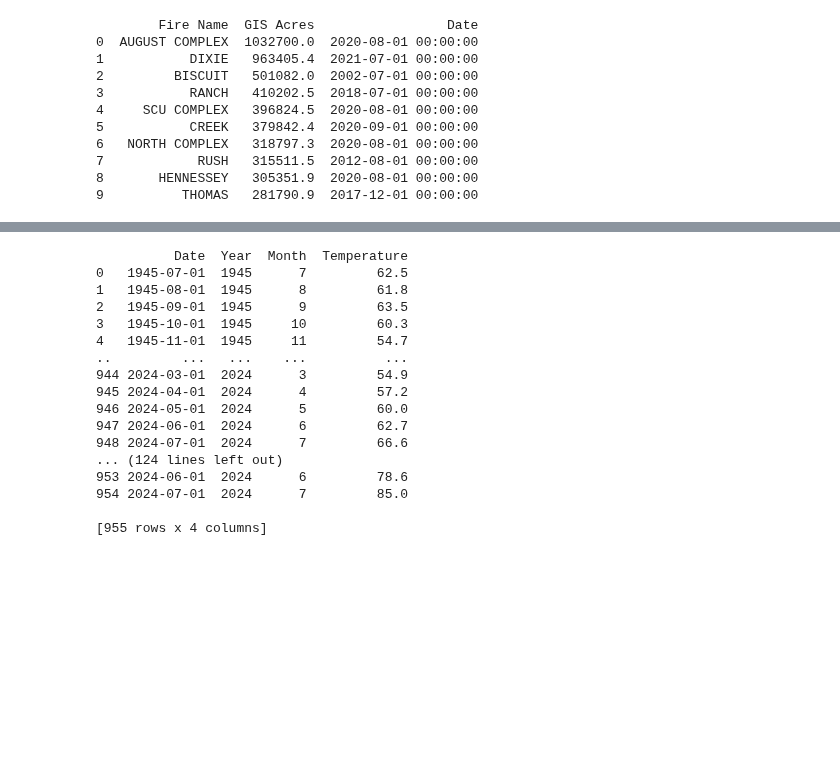
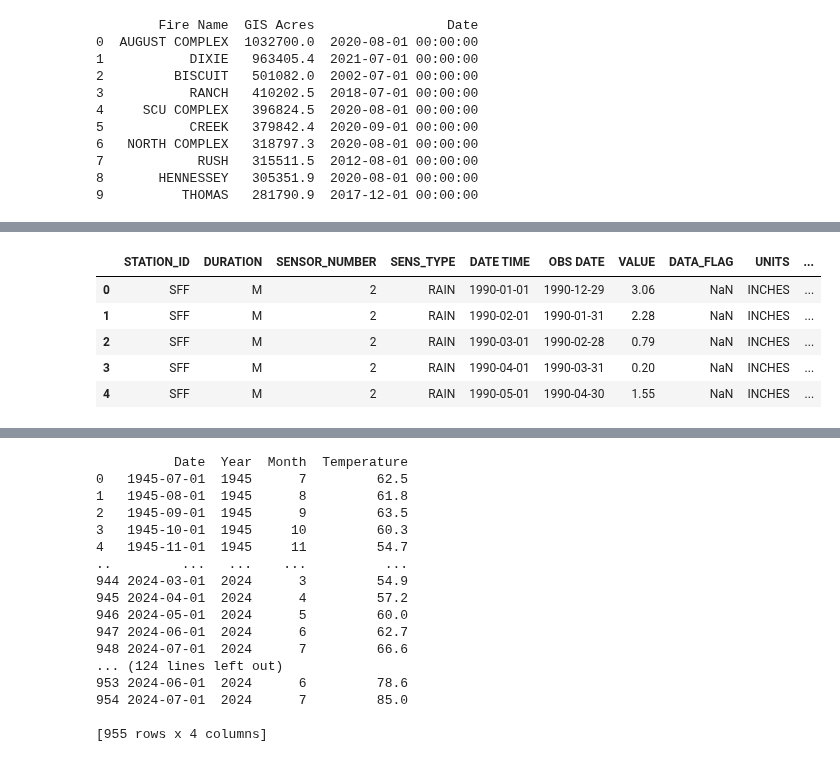
Before and after one commit to wrwr4859/UCB-Project3-Group3, a Jupyter notebook: ca_climate_change.ipynb, the cells around one changed output, grey strips where cells are left out. Saved outputs shown, nothing was run; the diff lists cells and outputs as text; code cells hidden in the pictures; blank space fills up the shorter version.

```diff
--- a/ca_climate_change.ipynb
+++ b/ca_climate_change.ipynb
@@ -392,8 +406,8 @@ print(top_fires)
 # %%
-# # Rainfall San Diego Data
-# # Name of the rainfall csv file
-# sdg_rain= Path('Resources/sdg_rainfall.csv')
-# # The correct encoding must be used to read the CSV in pandas
-# df_sdg_rain = pd.read_csv(sdg_rain)
-# # Preview of the rain fall dataFrame
-# df_sdg_rain.head()
+# Rainfall San Diego Data
+# Name of the rainfall csv file
+sdg_rain= Path('Resources/sdg_rainfall.csv')
+# The correct encoding must be used to read the CSV in pandas
+df_sdg_rain = pd.read_csv(sdg_rain)
+# Preview of the rain fall dataFrame
+df_sdg_rain.head()
@@ -400,4 +421,4 @@ print(top_fires)
 # %%
-# #Combine all rainfall data
-# df_rain = pd.concat([df_sf_rain, df_la_rain, df_sdg_rain], axis=0, ignore_index=True)
-# df_rain.head()
+#Combine all rainfall data
+df_rain = pd.concat([df_sf_rain, df_la_rain, df_sdg_rain], axis=0, ignore_index=True)
+df_rain.head()
@@ -404,5 +432,5 @@ print(top_fires)
 # %%
-# #Transform date columns to the correct datetime format
-# df_rain['DATE TIME']=pd.to_datetime(df_rain['DATE TIME'])
-# df_rain['OBS DATE']=pd.to_datetime(df_rain['OBS DATE'])
-# df_rain.info()
+#Transform date columns to the correct datetime format
+df_rain['DATE TIME']=pd.to_datetime(df_rain['DATE TIME'])
+df_rain['OBS DATE']=pd.to_datetime(df_rain['OBS DATE'])
+df_rain.info()
@@ -409,5 +454,12 @@ print(top_fires)
 # %%
-# # Create a new column with just the year and month in datetime format
-# df_rain['YEAR MONTH'] = df_rain['DATE TIME'].dt.to_period('M').dt.to_timestamp()
-# df_rain.head()
+# Create a new column with just the year and month in datetime format
+df_rain['YEAR MONTH'] = df_rain['DATE TIME'].dt.to_period('M').dt.to_timestamp()
+df_rain.head()
+# %% [output]
+|  | STATION_ID | DURATION | SENSOR_NUMBER | SENS_TYPE | DATE TIME | OBS DATE | VALUE | DATA_FLAG | UNITS | ... |
+| 0 | SFF | M | 2 | RAIN | 1990-01-01 | 1990-12-29 | 3.06 | NaN | INCHES | ... |
+| 1 | SFF | M | 2 | RAIN | 1990-02-01 | 1990-01-31 | 2.28 | NaN | INCHES | ... |
+| 2 | SFF | M | 2 | RAIN | 1990-03-01 | 1990-02-28 | 0.79 | NaN | INCHES | ... |
+| 3 | SFF | M | 2 | RAIN | 1990-04-01 | 1990-03-31 | 0.20 | NaN | INCHES | ... |
+| 4 | SFF | M | 2 | RAIN | 1990-05-01 | 1990-04-30 | 1.55 | NaN | INCHES | ... |
 # %%
```
Also changed, not shown: parts of 25 cells of this notebook.
